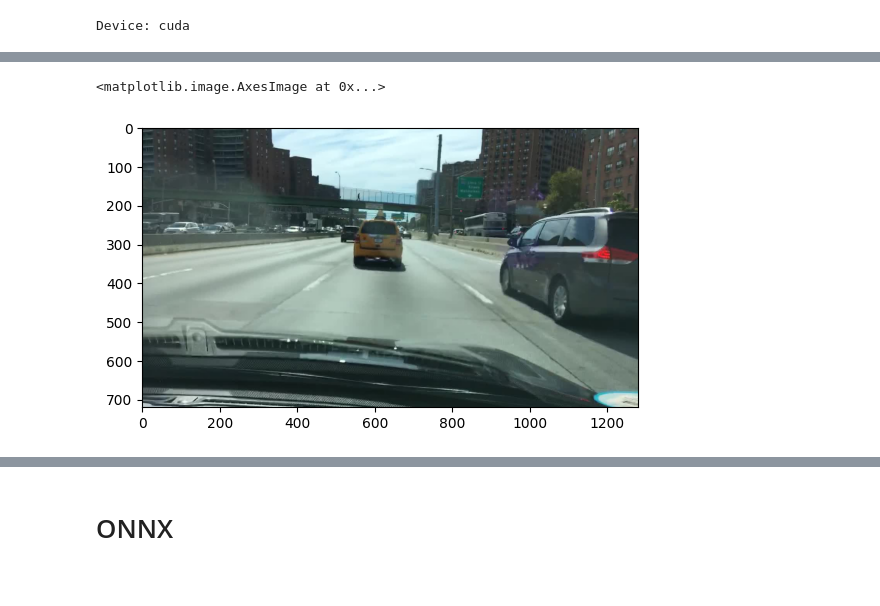
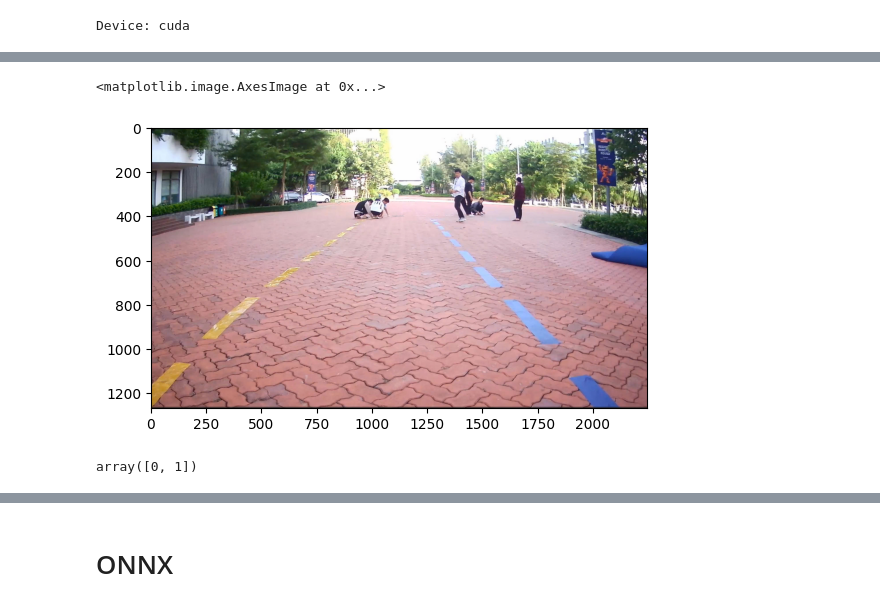
Before and after one commit to Hoanha2101/AutonomousDrivingSystem, a Jupyter notebook: inferSimple.ipynb, the cells around one changed output, grey strips where cells are left out. Drawn from its saved outputs; the diff is of its cells as text; code cells hidden in the pictures.

```diff
--- a/inferSimple.ipynb
+++ b/inferSimple.ipynb
@@ -14,3 +14,38 @@ print("Device:", device)
 model = model.to(device)
 # %% [output]
 Device: cuda
+# %%
+import cv2
+import numpy as np
+import matplotlib.pyplot as plt
+
+# Đọc ảnh
+image = cv2.imread("2.jpg")
+hsv = cv2.cvtColor(image, cv2.COLOR_BGR2HSV)
+
+# Mask màu vàng (yellow)
+lower_yellow = np.array([20, 50, 50])
+upper_yellow = np.array([35, 255, 255])
+mask_yellow = cv2.inRange(hsv, lower_yellow, upper_yellow)
+
+# Mask màu xanh dương (blue)
+lower_blue = np.array([50, 50, 50])
+upper_blue = np.array([130, 255, 255])
+mask_blue = cv2.inRange(hsv, lower_blue, upper_blue)
+
+# Gộp mask
+mask = cv2.bitwise_or(mask_yellow, mask_blue)
+
+# Tạo bản sao tối hơn/xám của ảnh gốc
+gray_background = cv2.cvtColor(image, cv2.COLOR_BGR2GRAY)
+gray_background = cv2.cvtColor(gray_background, cv2.COLOR_GRAY2BGR)
+gray_background = cv2.convertScaleAbs(gray_background, alpha=0.5, beta=0)  # tối hơn nữa
+
+# Chỉ giữ lại phần màu vàng & xanh dương
+highlighted = np.where(mask[:, :, None] > 0, image, gray_background)
+
+# Hiển thị ảnh kết quả
+plt.imshow(cv2.cvtColor(highlighted, cv2.COLOR_BGR2RGB))
+plt.axis('off')
+plt.title("Nổi bật màu vàng & xanh dương")
+plt.show()
@@ -17,12 +80,12 @@ Device: cuda
 # %%
-path_image = "data/example.jpg"
+path_image = "2.jpg"
 img0 = image = cv2.imread(path_image)
 
 image_BRG = cv2.cvtColor(image, cv2.COLOR_BGR2RGB)
 plt.imshow(image_BRG)
 # %% [output]
 <matplotlib.image.AxesImage at 0x...>
-[figure, old version]
+[figure, new version]
 # %%
 def letterbox(img, new_shape=(640, 640), color=(114, 114, 114), auto=True, scaleFill=False, scaleup=True, stride=32):
     # Resize and pad image while meeting stride-multiple constraints
@@ -80,6 +143,10 @@ ll_seg_mask = lane_line_mask(ll)
 # %%
 da_seg_mask = driving_area_mask(seg)
 ll_seg_mask = lane_line_mask(ll)
+# %%
+np.unique(da_seg_mask)
+# %% [output]
+array([0, 1])
 # %%
 # Mask overlay
 img0[da_seg_mask > 0] = (0, 255, 0)
```
Also changed, not shown: parts of 4 cells of this notebook, 2 other files.
